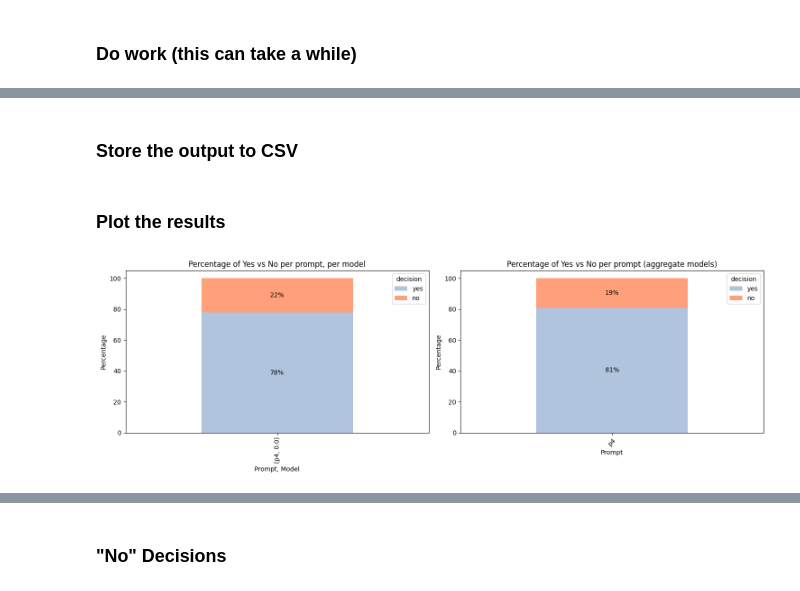
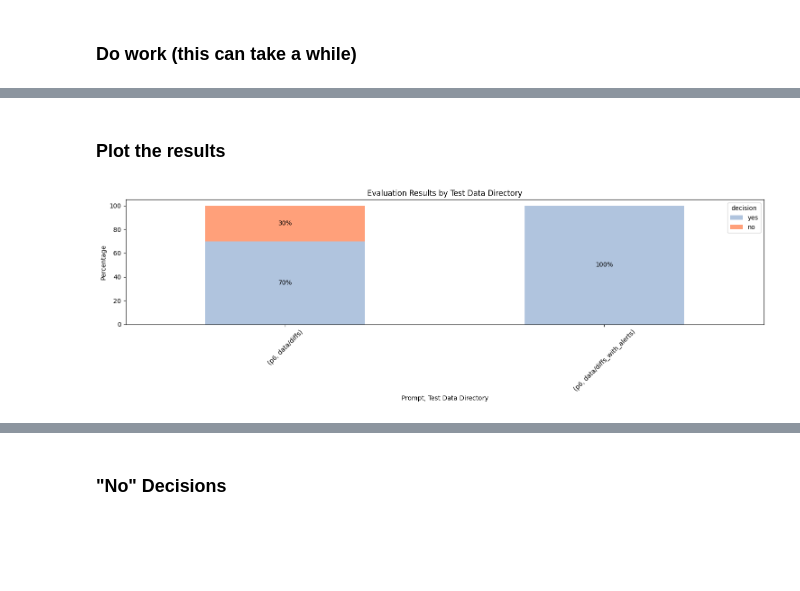
Before and after one commit to leftrightleft/smart-scan-experiments, a Jupyter notebook: analysis.ipynb, the cells around one changed output, grey strips where cells are left out. Cells and saved outputs as stored; diff of their text form; code cells hidden in the pictures; blank space fills up the shorter version.

Commit message:
saving checkpoint - changing prompt layout

```diff
--- a/analysis.ipynb
+++ b/analysis.ipynb
@@ -250,7 +357,7 @@ def read_files(directory):
     try:
         for filename in os.listdir(directory):
             with open(os.path.join(directory, filename), 'r') as f:
-                source_diffs.append({"name": filename, "content":f.read()})
+                source_diffs.append({"name": filename, "dir": directory, "content":f.read()})
     except FileNotFoundError:
         print(f"Error: The directory {directory} does not exist.")
     except Exception as e:
@@ -361,15 +470,16 @@ async def send_to_openai_async(source_diffs, prompts, models, temperatures):
 ### Do work (this can take a while)
 # %%
 # Do the work
-directory = 'data/diffs'
-source_diffs = read_files(directory)
+alerts_directory = read_files('data/diffs_with_alerts')
+diffs_directory = read_files('data/diffs')
+source_diffs = alerts_directory[:10] + diffs_directory[:10]
 
 # Use this if you want to run the synchronous version (it's slower, though)
 # responses = send_to_openai(source_diffs[:2], prompts, models, temperatures)
 
 # Use this if you want to run the asynchronous version (it's faster)
-single_prompt = [prompt for prompt in prompts if prompt['name'] == 'p4']
-responses = await send_to_openai_async(source_diffs[:200], single_prompt, models, temperatures)
+single_prompt = [prompt for prompt in prompts if prompt['name'] == 'p6']
+responses = await send_to_openai_async(source_diffs, single_prompt, models, temperatures)
 
 # Convert list of dicts to a dataframe
 df = pd.DataFrame(responses)
@@ -394,2 +504,0 @@ Usage for elastic-logstash-4634 using gpt-35-turbo-16k and p4 tokens: 1041
-# %% [markdown]
-### Store the output to CSV
@@ -406,44 +506,27 @@ df.to_csv(f"data/output/{filename}",index=False)
 ### Plot the results
 # %%
 # Calculate the percentages per model, per prompt
-# counts = df.groupby(['prompt', 'model', 'decision']).size().unstack()
-counts = df.groupby(['prompt', 'temperature', 'decision']).size().unstack()
+counts = df.groupby(['prompt', 'directory', 'decision']).size().unstack()
 counts = counts[['yes', 'no']]
 percentages = counts.div(counts.sum(axis=1), axis=0) * 100
 color_map = {'yes': 'lightsteelblue', 'no': 'lightsalmon'}
 
-fig, axs = plt.subplots(1, 2, figsize=(15, 5))  # Create a figure and two subplots
+fig, ax = plt.subplots(figsize=(15, 5))  # Create a figure and one subplot
 
-# Plot the percentages per model, per prompt on the first subplot
-ax = percentages.plot(kind='bar', stacked=True, color=[color_map[col] for col in percentages.columns], ax=axs[0])
-ax.set_xlabel('Prompt, Model')
+# Plot the percentages per model, per prompt on the subplot
+ax = percentages.plot(kind='bar', stacked=True, color=[color_map[col] for col in percentages.columns], ax=ax)
+ax.set_xlabel('Prompt, Test Data Directory')
 ax.set_ylabel('Percentage')
-ax.set_title('Percentage of Yes vs No per prompt, per model')
+ax.set_title('Evaluation Results by Test Data Directory')
 plt.xticks(rotation=45)
 for p in ax.patches:
     width, height = p.get_width(), p.get_height()
     x, y = p.get_xy()
     if height > 0:
         ax.annotate(f'{height:.0f}%', (x + width/2, y + height/2), ha='center', va='center')
 
-# Calculate the percentages per prompt (aggregate the models)
-counts_per_prompt = df.groupby(['prompt', 'decision']).size().unstack()
-counts_per_prompt = counts_per_prompt[['yes', 'no']]
-percentages_per_prompt = counts_per_prompt.div(counts_per_prompt.sum(axis=1), axis=0) * 100
-
-# Plot the percentages per prompt on the second subplot
-ax = percentages_per_prompt.plot(kind='bar', stacked=True, color=[color_map[col] for col in percentages_per_prompt.columns], ax=axs[1])
-ax.set_xlabel('Prompt')
-ax.set_ylabel('Percentage')
-ax.set_title('Percentage of Yes vs No per prompt (aggregate models)')
-plt.xticks(rotation=45)
-for p in ax.patches:
-    width, height = p.get_width(), p.get_height()
-    x, y = p.get_xy()
-    if height > 0:
-        ax.annotate(f'{height:.0f}%', (x + width/2, y + height/2), ha='center', va='center')
-
-plt.tight_layout()  # Adjust the layout so the plots don't overlap
+plt.tight_layout()  # Adjust the layout so the plot doesn't overlap
+plt.savefig(f"data/output/{filename}/plot.png")
 plt.show()
 # %% [output]
-[figure, old version]
+[figure, new version]
```
Also changed, not shown: parts of 7 cells of this notebook, 2 other files.
